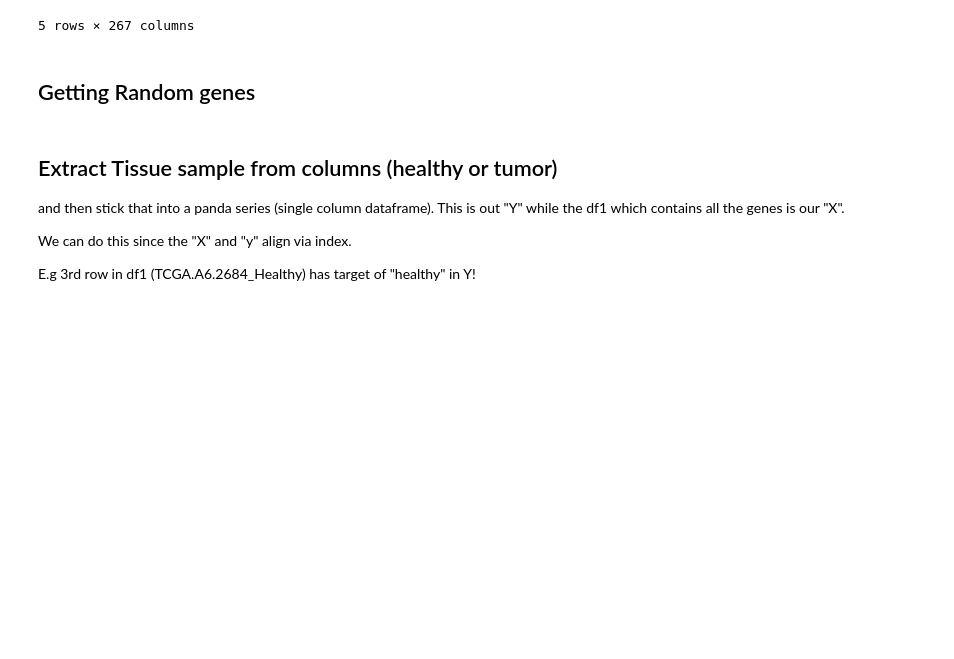
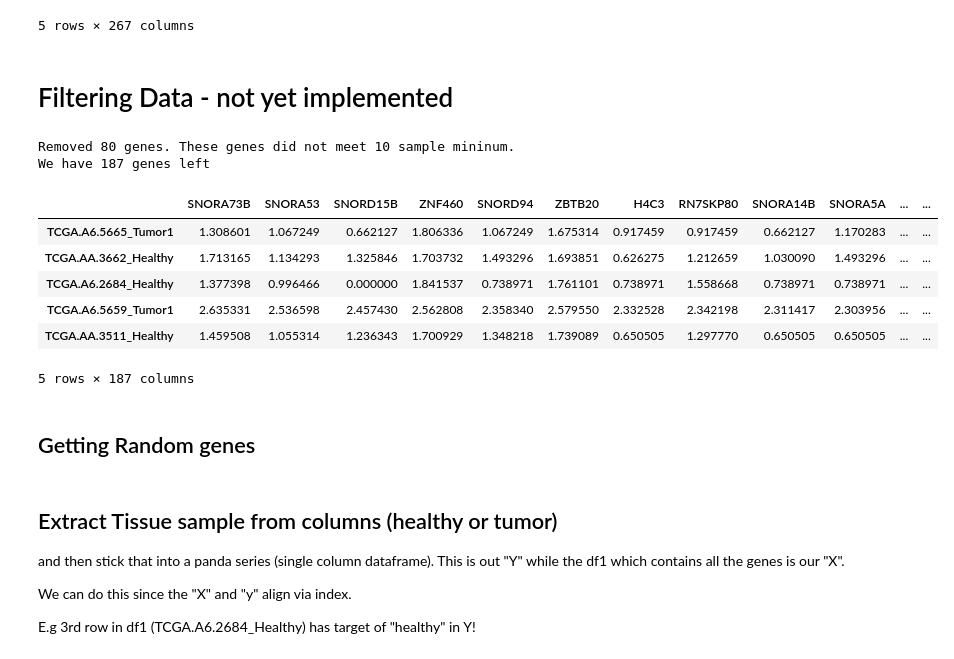
Before and after one commit to hzorkic/machine_learning_and_molecular_docking_for_drug_discovery, a Jupyter notebook: COAD Analysis.ipynb, the cells around one changed output. Drawn from its saved outputs; the diff is of its cells as text; code cells hidden in the pictures; blank space fills up the shorter version.

```diff
--- a/COAD Analysis.ipynb
+++ b/COAD Analysis.ipynb
@@ -134,6 +132,35 @@ df_SEQ.head()
 | TCGA.A6.5659_Tumor1 | 15.782877 | 12.947932 | 13.669877 | 8.729353 | 10.411630 | 11.636606 | 10.674774 | 11.299458 | 10.778350 | 11.328872 | ... | ... |
 | TCGA.AA.3511_Healthy | 1.872878 | 3.303842 | 0.000000 | 0.000000 | 0.000000 | 1.872878 | 2.442999 | 0.000000 | 0.000000 | 0.916508 | ... | ... |
 5 rows × 267 columns
+# %% [markdown]
+# Filtering Data - not yet implemented
+# %%
+count=0; # keep track of how many genese removed
+test=df_SEQ.copy()
+thresh=10 # min number of samples needed
+for col in test.columns.to_list():
+    n_zeros=test[col].isin([0]).sum()
+
+    if n_zeros >= thresh:
+        count+=1
+        test.drop([col],axis=1,inplace=True)
+
+print("Removed %d genes. These genes did not meet 10 sample mininum. \nWe have %d genes left \
+"%(count,len(test.columns.to_list())))
+df_log=pd.DataFrame()
+for col in test.columns.to_list():
+    test[col] = test[col].apply(lambda x: np.log(x+1))
+test.head()
+# %% [output]
+Removed 80 genes. These genes did not meet 10 sample mininum.
+We have 187 genes left
+|  | SNORA73B | SNORA53 | SNORD15B | ZNF460 | SNORD94 | ZBTB20 | H4C3 | RN7SKP80 | SNORA14B | SNORA5A | ... | ... |
+| TCGA.A6.5665_Tumor1 | 1.308601 | 1.067249 | 0.662127 | 1.806336 | 1.067249 | 1.675314 | 0.917459 | 0.917459 | 0.662127 | 1.170283 | ... | ... |
+| TCGA.AA.3662_Healthy | 1.713165 | 1.134293 | 1.325846 | 1.703732 | 1.493296 | 1.693851 | 0.626275 | 1.212659 | 1.030090 | 1.493296 | ... | ... |
+| TCGA.A6.2684_Healthy | 1.377398 | 0.996466 | 0.000000 | 1.841537 | 0.738971 | 1.761101 | 0.738971 | 1.558668 | 0.738971 | 0.738971 | ... | ... |
+| TCGA.A6.5659_Tumor1 | 2.635331 | 2.536598 | 2.457430 | 2.562808 | 2.358340 | 2.579550 | 2.332528 | 2.342198 | 2.311417 | 2.303956 | ... | ... |
+| TCGA.AA.3511_Healthy | 1.459508 | 1.055314 | 1.236343 | 1.700929 | 1.348218 | 1.739089 | 0.650505 | 1.297770 | 0.650505 | 0.650505 | ... | ... |
+5 rows × 187 columns
 # %% [markdown]
 ## Getting Random genes
 # %%
```
Also changed, not shown: parts of 23 cells of this notebook.
